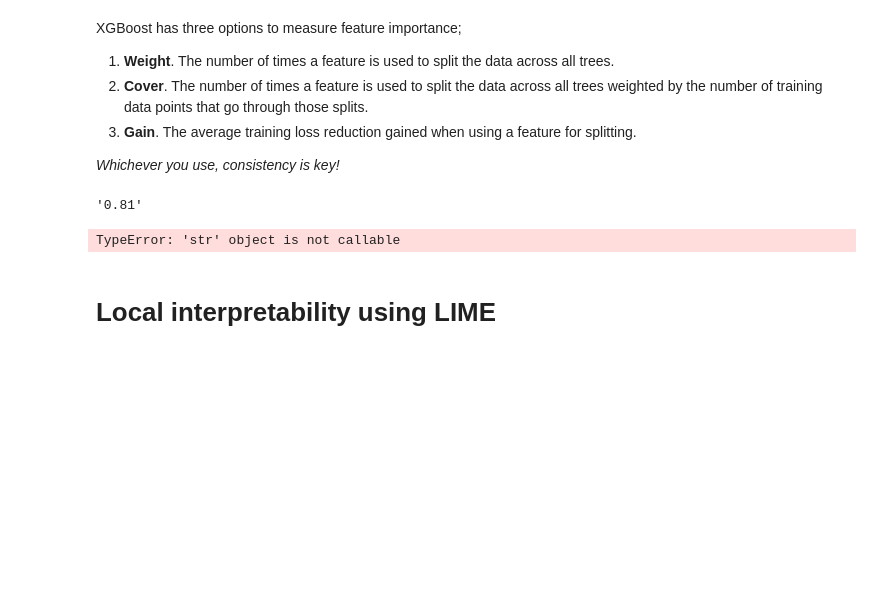
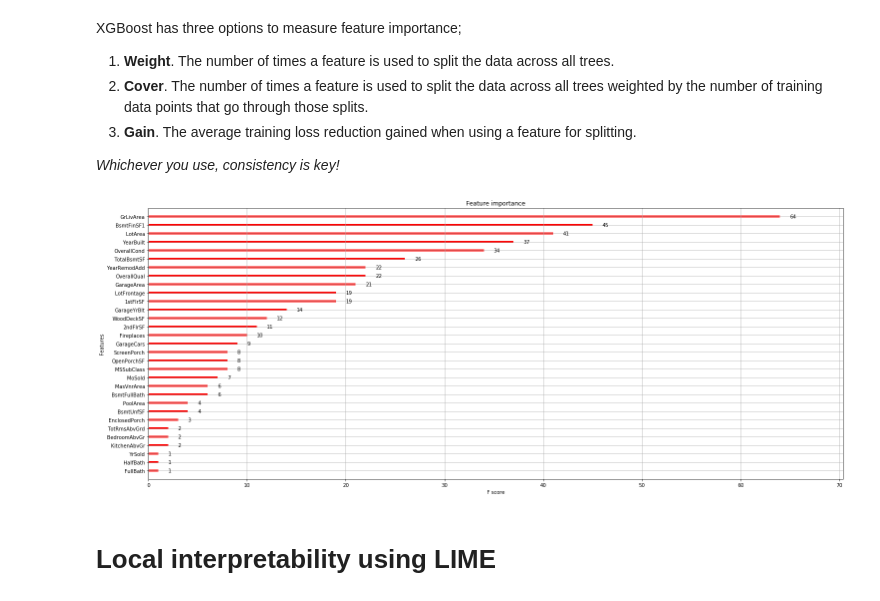
Before and after one commit to BathML/h2o-workshop, a Jupyter notebook: examples/LIME.ipynb, the cells around one changed output. Drawn from its saved outputs; the diff is of its cells as text; code cells hidden in the pictures; blank space fills up the shorter version.

```diff
--- a/examples/LIME.ipynb
+++ b/examples/LIME.ipynb
@@ -75,20 +77,16 @@ XGBoost has three options to measure feature importance;
 3. **Gain**. The average training loss reduction gained when using a feature for splitting.
 
 *Whichever you use, consistency is key!*
-# %%
-xgb.__version__
-# %% [output]
-'0.81'
 # %%
 import matplotlib.pyplot as plt
 fig, ax = plt.subplots(1,1,figsize=(25,10))
-my_model.booster().get_fscore()
+my_model.get_booster().get_fscore()
 mapper = {'f{0}'.format(i): v for i, v in enumerate(X.columns)}
-mapped = {mapper[k]: v for k, v in my_model.booster().get_fscore().items()}
+mapped = {mapper[k]: v for k, v in my_model.get_booster().get_fscore().items()}
 xgb.plot_importance(mapped, ax=ax, color='red')
 plt.show()
 # %% [output]
-TypeError: 'str' object is not callable
+[figure, added]
 # %% [markdown]
 # Local interpretability using LIME
 # %% [markdown]
```
Also changed, not shown: parts of 4 cells of this notebook.
